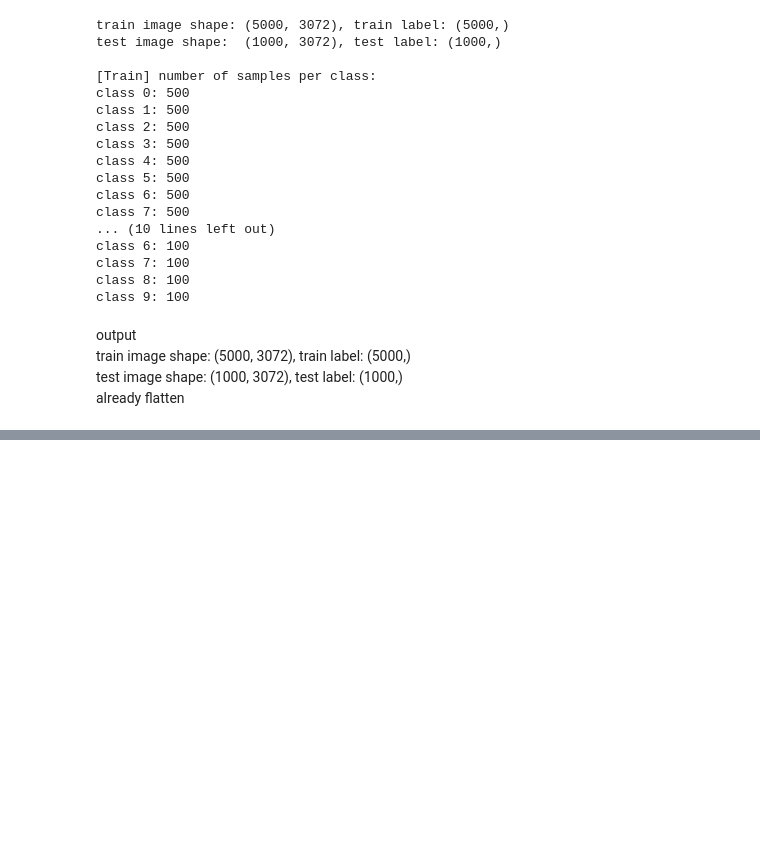
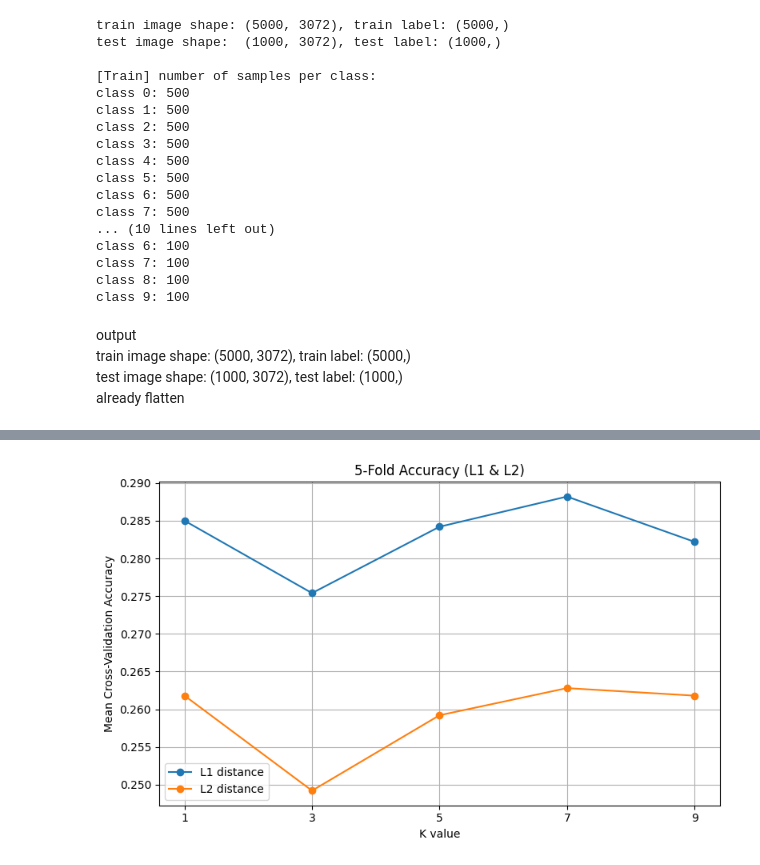
Before and after one commit to Johyeonwoooooooo/26-01-CG-assignment, a Jupyter notebook: assignment/5th_KNN.ipynb, the cells around one changed output, grey strips where cells are left out. Cells and saved outputs as stored; diff of their text form; code cells hidden in the pictures; blank space fills up the shorter version.

Commit message:
5th : cross validation & KNN

```diff
--- a/assignment/5th_KNN.ipynb
+++ b/assignment/5th_KNN.ipynb
@@ -181,2 +152,17 @@ Metric: L1
 # %%
-# test
+# ── 5. Plot CV Accuracy vs K ───────────────────────────────────────────────────
+plt.figure(figsize=(8, 5))
+for metric in METRICS:
+    accs = [mean_cv[metric][k] for k in K_VALUES]
+    plt.plot(K_VALUES, accs, marker='o', label=f'{metric.upper()} distance')
+
+plt.xlabel('K value')
+plt.ylabel('Mean Cross-Validation Accuracy')
+plt.title('5-Fold Accuracy (L1 & L2)')
+plt.xticks(K_VALUES)
+plt.legend()
+plt.grid(True)
+plt.tight_layout()
+plt.show()
+# %% [output]
+[figure, added]
```
Also changed, not shown: parts of 1 cell of this notebook.
